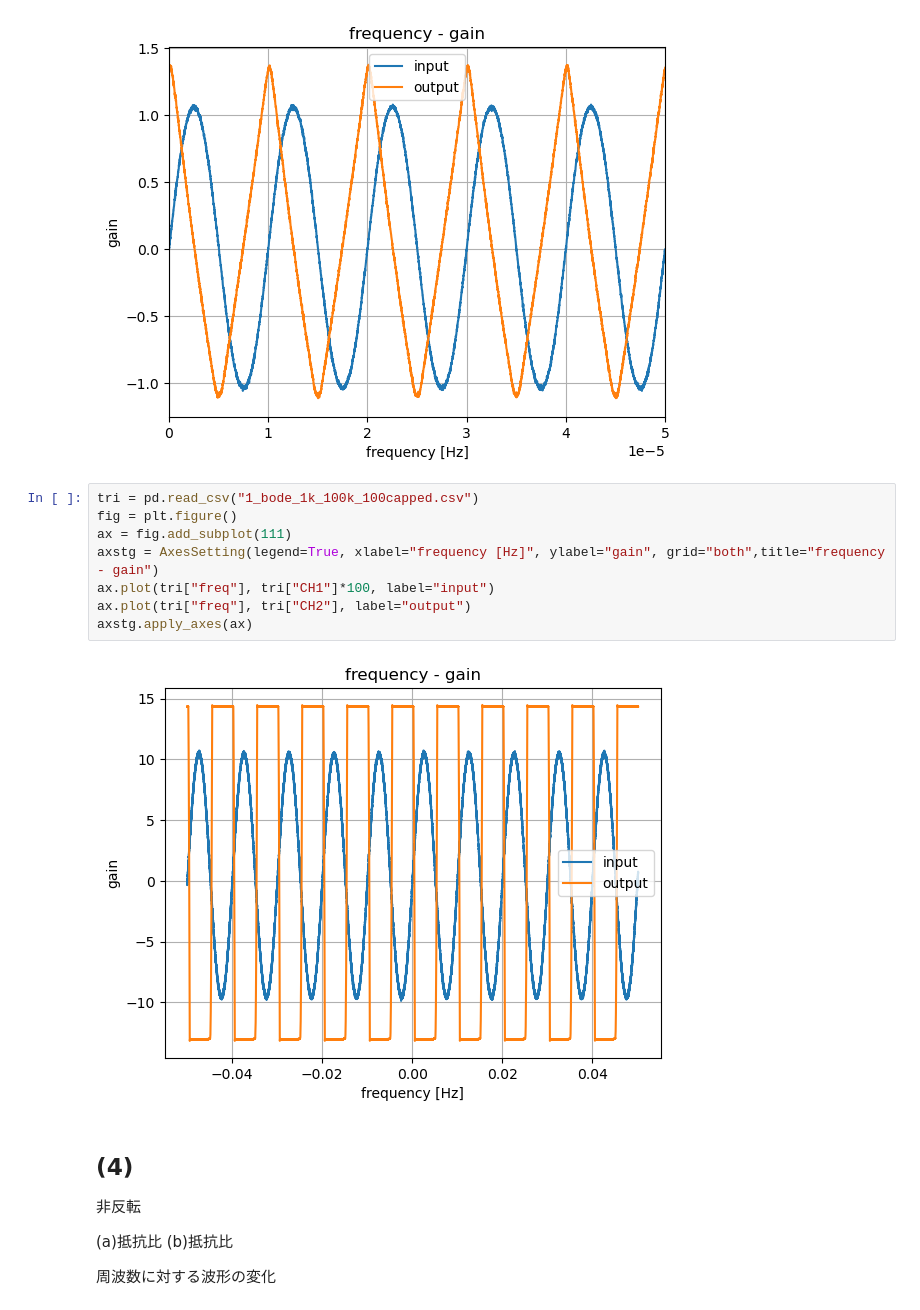
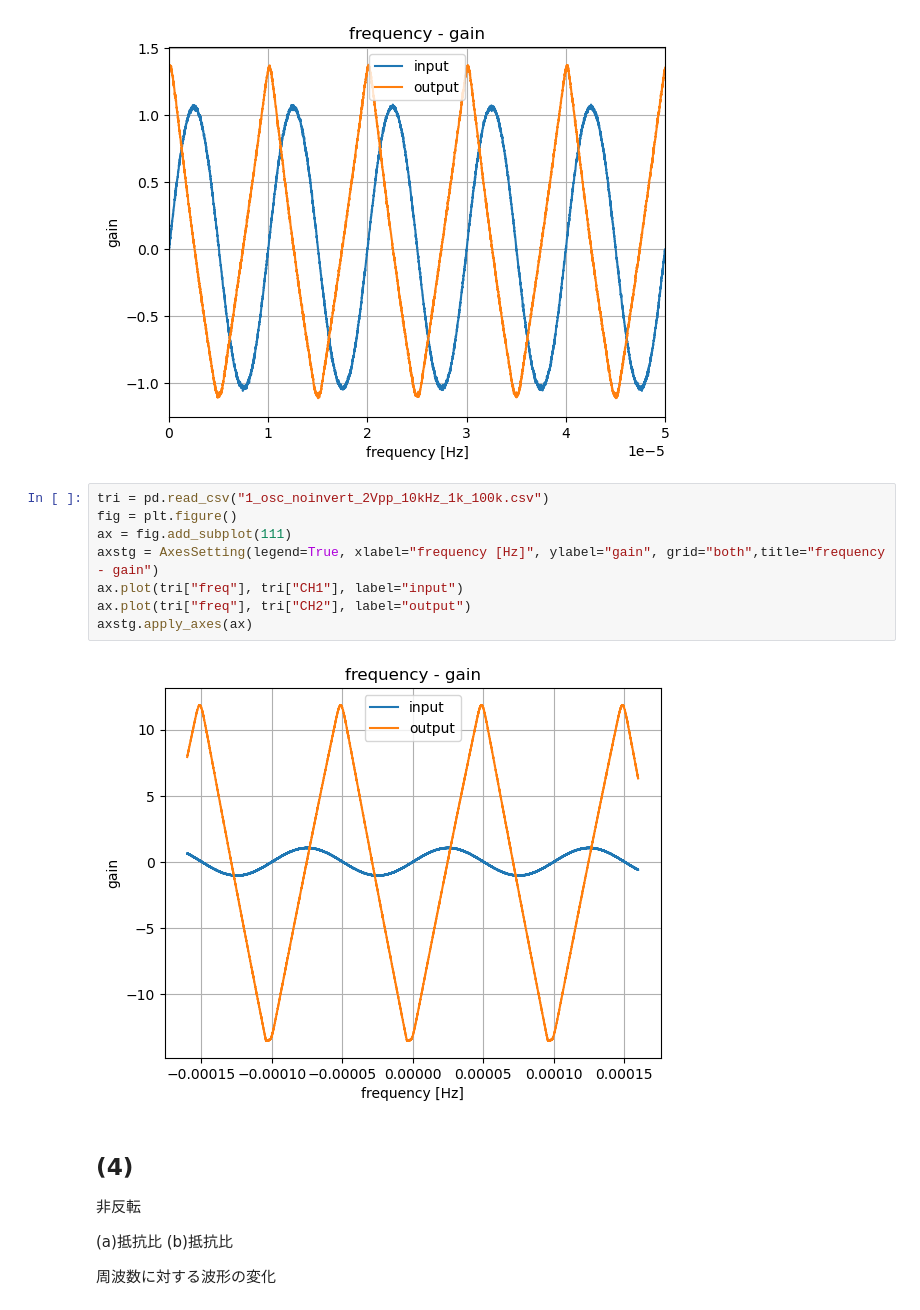
Before and after one commit to uzumibi/A2, a Jupyter notebook: 7-1.ipynb, the cells around one changed output. Drawn from its saved outputs; the diff is of its cells as text.

```diff
--- a/7-1.ipynb
+++ b/7-1.ipynb
@@ -112,15 +130,15 @@ axstg.apply_axes(ax)
 # %% [output]
 [figure]
 # %%
-tri = pd.read_csv("1_bode_1k_100k_100capped.csv")
+tri = pd.read_csv("1_osc_noinvert_2Vpp_10kHz_1k_100k.csv")
 fig = plt.figure()
 ax = fig.add_subplot(111)
 axstg = AxesSetting(legend=True, xlabel="frequency [Hz]", ylabel="gain", grid="both",title="frequency - gain")
-ax.plot(tri["freq"], tri["CH1"]*100, label="input")
+ax.plot(tri["freq"], tri["CH1"], label="input")
 ax.plot(tri["freq"], tri["CH2"], label="output")
 axstg.apply_axes(ax)
 # %% [output]
-[figure, old version]
+[figure, new version]
 # %% [markdown]
 ## (4)
 非反転
```
Also changed, not shown: parts of 14 cells of this notebook, 1 other file.
